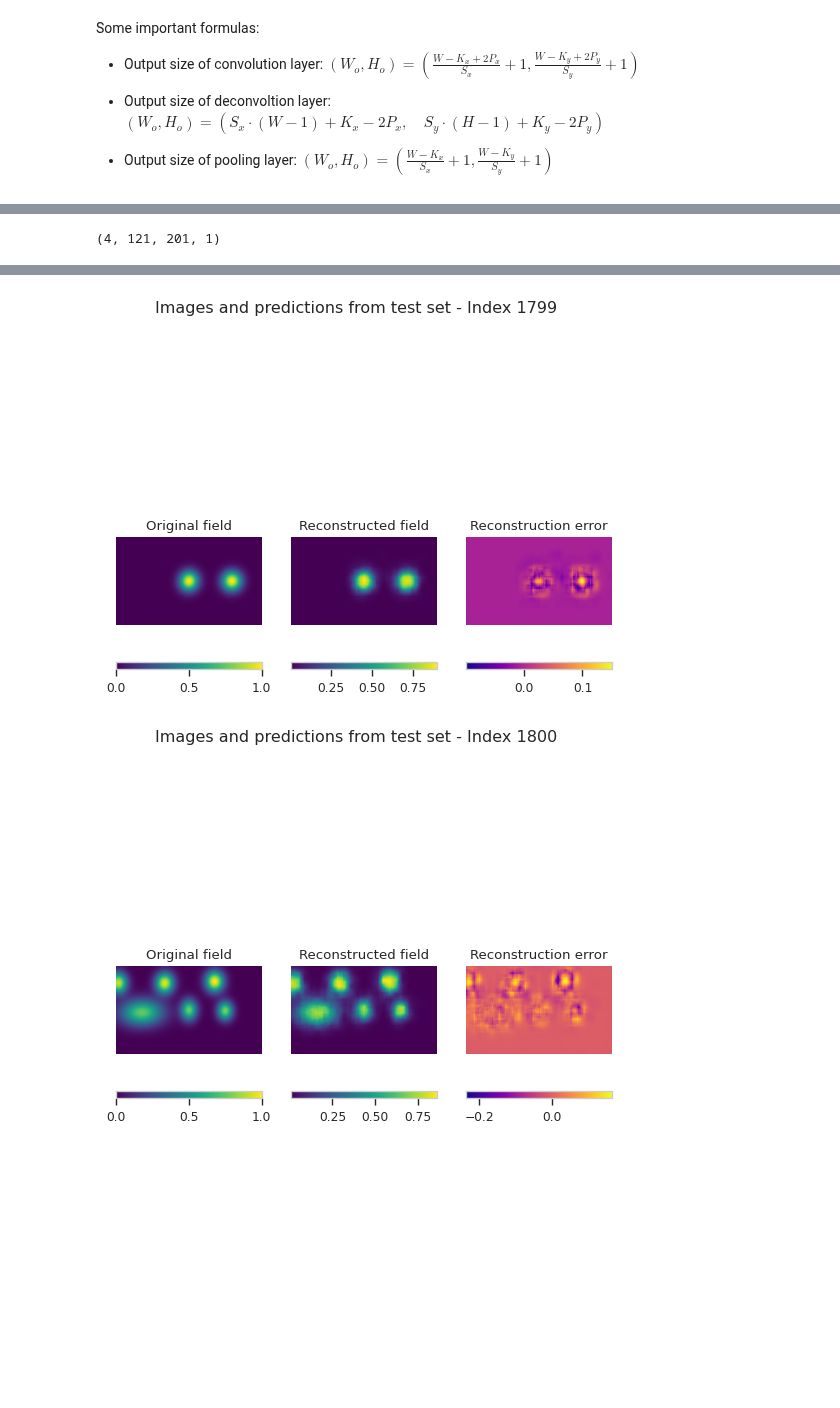
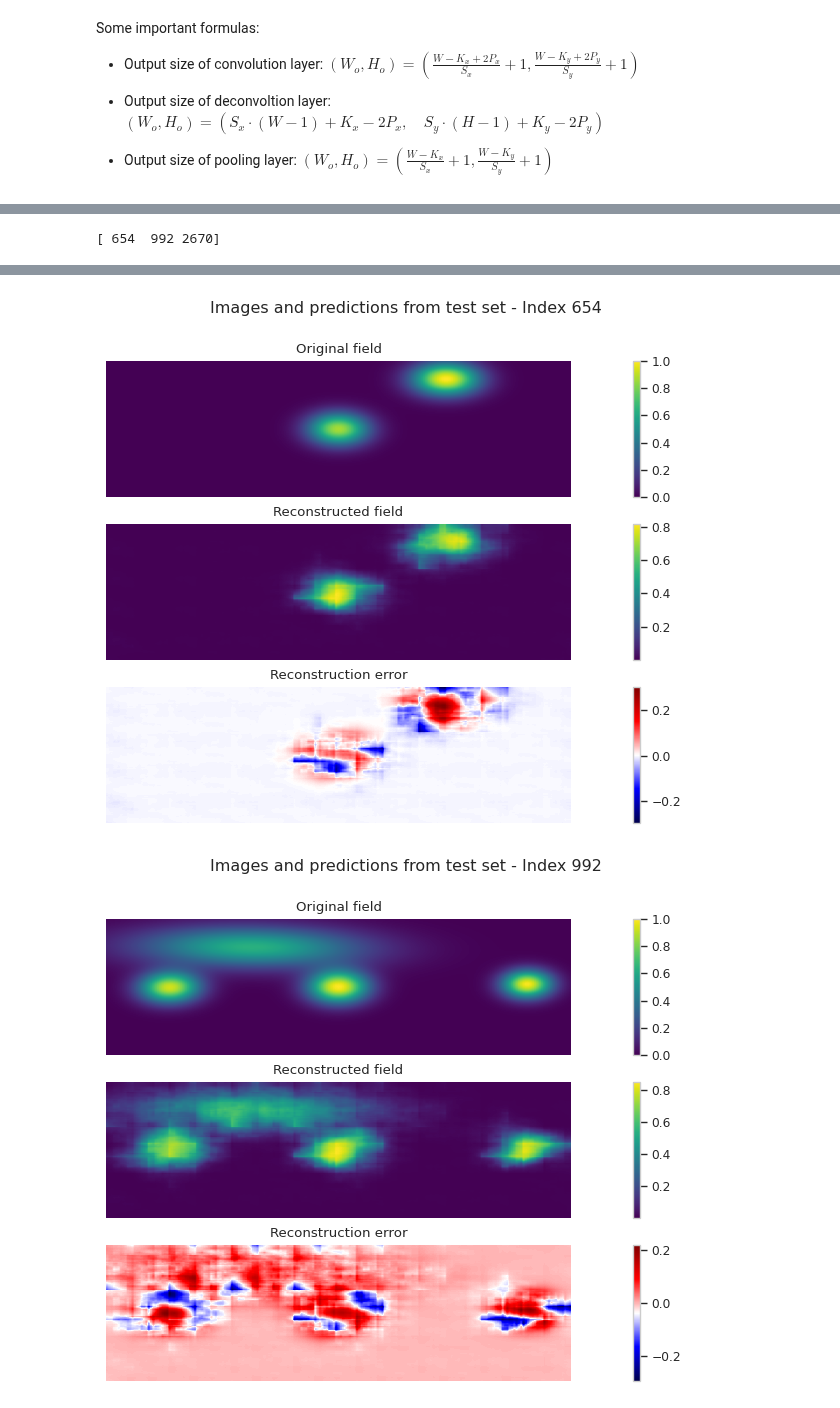
Before and after one commit to lmmartinez97/alphadrive_bp, a Jupyter notebook: highD/training/autoencoder_training.ipynb, the cells around one changed output, grey strips where cells are left out. Cells and saved outputs as stored; diff of their text form; code cells hidden in the pictures; blank space fills up the shorter version.

Commit message:
Fixed plotting

```diff
--- a/highD/training/autoencoder_training.ipynb
+++ b/highD/training/autoencoder_training.ipynb
@@ -413,41 +415,47 @@ Epoch 19: early stopping
 # %%
 def compare(autoencoder, test_set, num_plots = 3):
 
-    pic_index = np.random.randint(num_plots, len(test_set))
+    idxs = np.random.choice(range(len(test_set)), size=num_plots)
+    print(idxs)
+    test_samples = np.take(test_set, idxs, axis = 0)
+    predictions = autoencoder.predict(test_samples)
 
-    next_test = test_set[pic_index-num_plots:pic_index]
-    print(next_test.shape)
-    predictions = autoencoder.predict(next_test)
+    # pic_index = np.random.randint(num_plots, len(test_set))
+    # next_test = test_set[pic_index-num_plots:pic_index]
+    # predictions = autoencoder.predict(next_test)
+    # idxs = list(range(pic_index-num_plots, pic_index))
 
-    for i, (img, prediction) in enumerate(zip(next_test, predictions)):
-        fig = plt.figure()
-        ax1 = fig.add_subplot(1, 3, 1)
-        pl1 = ax1.imshow(img, cmap = 'viridis')
+    for (img, prediction, index) in zip(test_samples, predictions, idxs):
+        fig, (ax1, ax2, ax3) = plt.subplots(3,1)
+        fig.set_figheight(6)
+        fig.set_figwidth(8)
+        # ax1 = fig.add_subplot(1, 3, 1)
+        pl1 = ax1.imshow(img, cmap = 'viridis', aspect = 'auto')
         ax1.set_title("Original field")
         ax1.set_xlabel("Longitudinal coordinate")
         ax1.set_ylabel("Transversal coordinate")
         ax1.axis('Off')
-        fig.colorbar(pl1, orientation = 'horizontal', pad = 0.1)
+        fig.colorbar(pl1, orientation = 'vertical', pad = 0.1)
 
-        ax2 = fig.add_subplot(1, 3, 2)
-        pl2 = ax2.imshow(prediction, cmap = 'viridis')
+        # ax2 = fig.add_subplot(1, 3, 2)
+        pl2 = ax2.imshow(prediction, cmap = 'viridis', aspect = 'auto')
         ax2.set_title("Reconstructed field")
         ax2.set_xlabel("Longitudinal coordinate")
         ax2.set_ylabel("Transversal coordinate")
         ax2.axis('Off')
-        fig.colorbar(pl2, orientation = 'horizontal', pad = 0.1)
+        fig.colorbar(pl2, orientation = 'vertical', pad = 0.1)
 
-        ax3 = fig.add_subplot(1, 3, 3)
-        pl3 = ax3.imshow(np.subtract(img, prediction), cmap = 'plasma')
+        # ax3 = fig.add_subplot(1, 3, 3)
+        pl3 = ax3.imshow(np.subtract(img, prediction), cmap = 'seismic', aspect = 'auto')
         ax3.set_title("Reconstruction error")
         ax3.set_xlabel("Longitudinal coordinate")
         ax3.set_ylabel("Transversal coordinate")
         ax3.axis('Off')
-        fig.colorbar(pl3, orientation = 'horizontal', pad = 0.1)
+        fig.colorbar(pl3, orientation = 'vertical', pad = 0.1)
 
-        fig.suptitle("Images and predictions from test set - Index {}".format(pic_index-num_plots+i))
-    plt.show()
+        fig.suptitle("Images and predictions from test set - Index {}".format(index))
+        plt.show()
 # %%
-compare(autoencoder=autoencoder, test_set=test_data, num_plots=4)
+compare(autoencoder=autoencoder, test_set=test_data, num_plots=3)
 # %% [output]
-(4, 121, 201, 1)
+[ 654  992 2670]
@@ -455,2 +463,2 @@ compare(autoencoder=autoencoder, test_set=test_data, num_plots=4)
-[figure, old version]
+[figure, new version]
-[figure, old version]
+[figure, new version]
```
Also changed, not shown: parts of 7 cells of this notebook.
